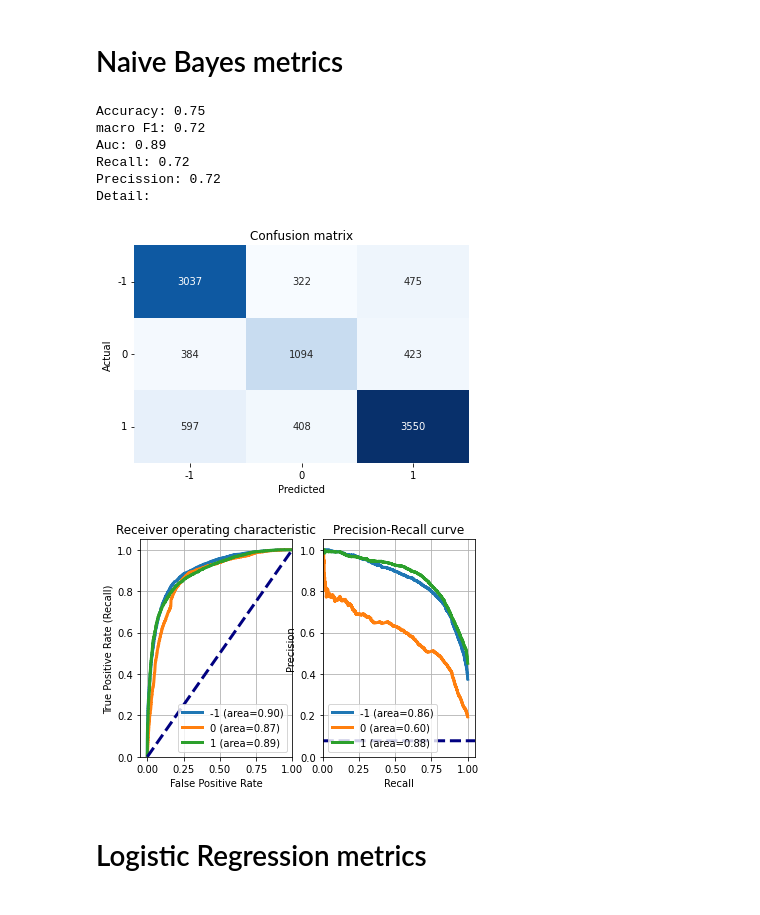
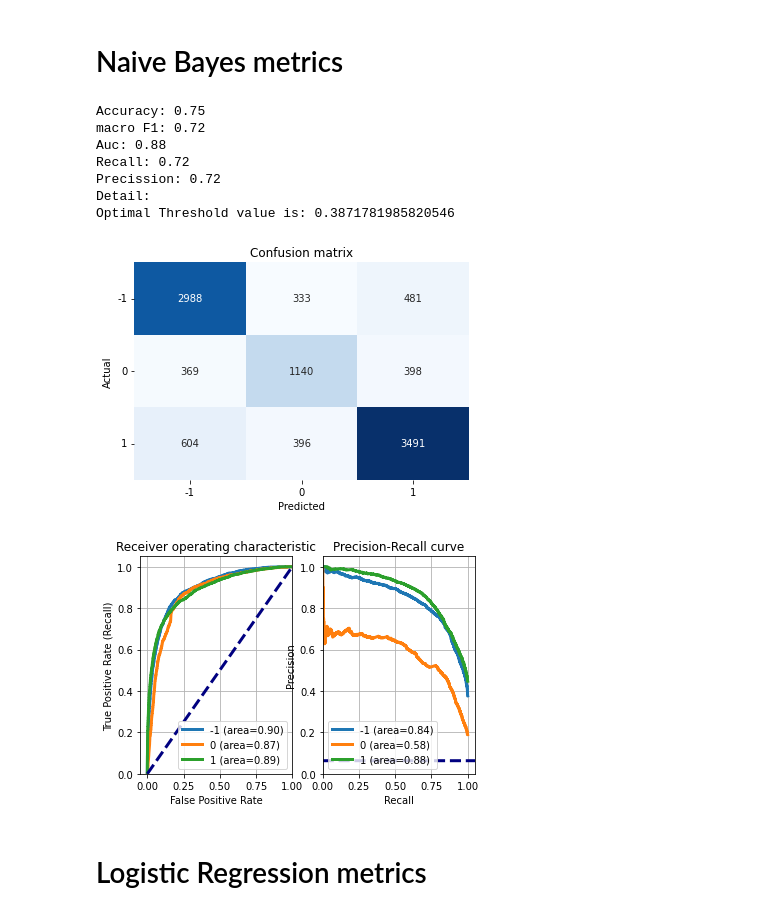
Before and after one commit to icsd13152/Sentiment_Analysis_Covid19, a Jupyter notebook: SentimentAnalysis.ipynb, the cells around one changed output. Drawn from its saved outputs; the diff is of its cells as text; code cells hidden in the pictures.

```diff
--- a/SentimentAnalysis.ipynb
+++ b/SentimentAnalysis.ipynb
@@ -287,6 +287,10 @@ for line in list(data['OriginalTweet']):
 data["OriginalTweet"]=data["OriginalTweet"].replace("  ", " ", regex=True)
 data["OriginalTweet"]=data["OriginalTweet"].replace(" +", " ", regex=True)
 data['OriginalTweet']  = data['OriginalTweet'].str.strip()
+
+data.drop_duplicates(subset ="OriginalTweet",
+                         keep = 'last', inplace = True)
+data.reset_index(drop=True, inplace=True)
 print(Counter(all_words).most_common(10))
 Y = data["Sentiment"]
 print(data.head(5))
@@ -581,6 +585,8 @@ print("Auc:", round(auc,2))
 print("Recall:", round(rec,2))
 print("Precission:", round(prec,2))
 print("Detail:")
+
+
 
 accs.append(accuracy)
 f1scores.append(fscore)
@@ -612,6 +618,10 @@ ax[0].set(xlim=[-0.05,1.0], ylim=[0.0,1.05],
 ax[0].legend(loc="lower right")
 ax[0].grid(True)
 
+optimal_idxSVM = np.argmax(tpr - fpr)
+optimal_thresholdSVM = thresholds[optimal_idxSVM]
+print("Optimal Threshold value is:", optimal_thresholdSVM)
+
 ## Plot precision-recall curve
 for i in range(len(classes)):
     precision, recall, thresholds = metrics.precision_recall_curve(
@@ -681,35 +692,40 @@ for i in range(len(classes)):
                )
 ax[0].plot([0,1], [0,1], color='navy', lw=3, linestyle='--')
 ax[0].set(xlim=[-0.05,1.0], ylim=[0.0,1.05],
           xlabel='False Positive Rate',
           ylabel="True Positive Rate (Recall)",
           title="Receiver operating characteristic")
 ax[0].legend(loc="lower right")
 ax[0].grid(True)
 
+optimal_idxNB = np.argmax(tpr - fpr)
+optimal_thresholdNB = thresholds[optimal_idxSVM]
+print("Optimal Threshold value is:", optimal_thresholdNB)
+
 ## Plot precision-recall curve
 for i in range(len(classes)):
     precision, recall, thresholds = metrics.precision_recall_curve(
         y_test_array[:,i], predicted_prob2[:,i])
     ax[1].plot(recall, precision, lw=3,
                label='{0} (area={1:0.2f})'.format(classes[i],
                                                   metrics.auc(recall, precision))
                )
 ax[1].plot(thresholds, color='navy', lw=3, linestyle='--')
 ax[1].set(xlim=[0.0,1.05], ylim=[0.0,1.05], xlabel='Recall',
           ylabel="Precision", title="Precision-Recall curve")
 ax[1].legend(loc="best")
 ax[1].grid(True)
 plt.show()
 # %% [output]
 Accuracy: 0.75
 macro F1: 0.72
-Auc: 0.89
+Auc: 0.88
 Recall: 0.72
 Precission: 0.72
 Detail:
+Optimal Threshold value is: 0.3871781985820546
 [figure]
-[figure, old version]
+[figure, new version]
 # %% [markdown]
 # Logistic Regression metrics
 # %%
```
Also changed, not shown: parts of 13 cells of this notebook, 5 other files.
